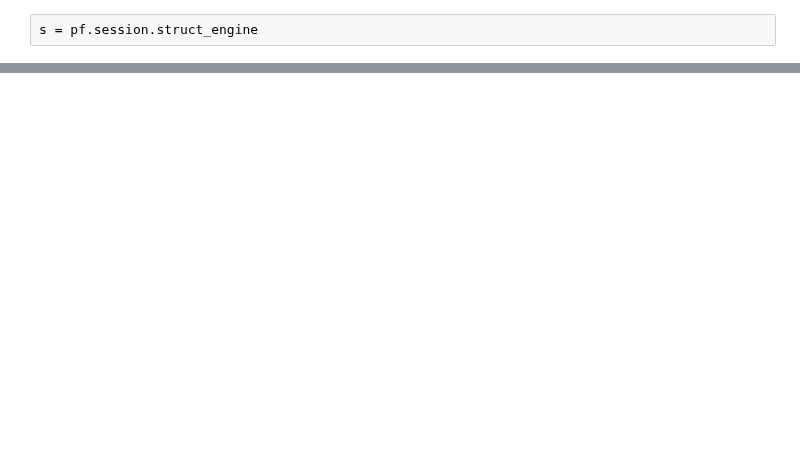
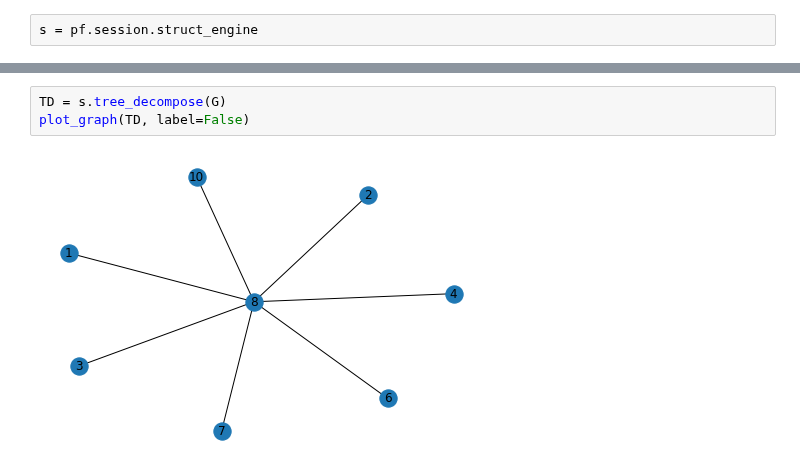
Before and after one commit to sis-ethz/Profiler-Public, a Jupyter notebook: tutorials/Tutorial1_Hospital.ipynb, the cells around one changed output, grey strips where cells are left out. Cells and saved outputs as stored; diff of their text form; blank space fills up the shorter version.

```diff
--- a/tutorials/Tutorial1_Hospital.ipynb
+++ b/tutorials/Tutorial1_Hospital.ipynb
@@ -81,0 +83,5 @@ s.ordering
+# %%
+TD = s.tree_decompose(G)
+plot_graph(TD, label=False)
+# %% [output]
+[figure, added]
```
Also changed, not shown: parts of 21 cells of this notebook, 4 other files.
